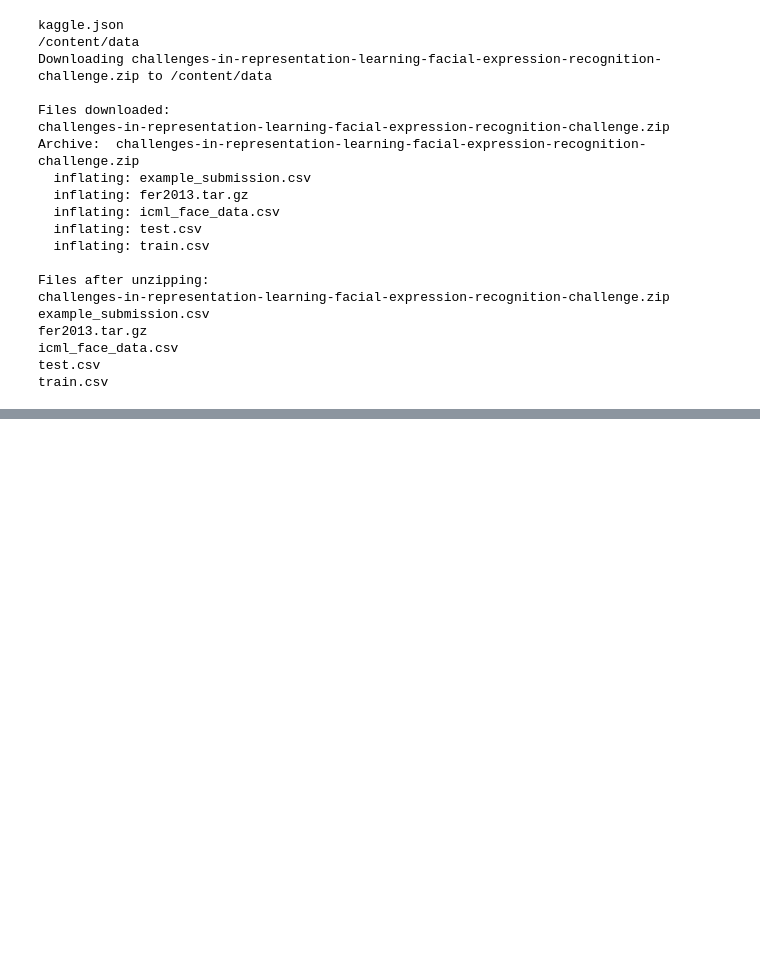
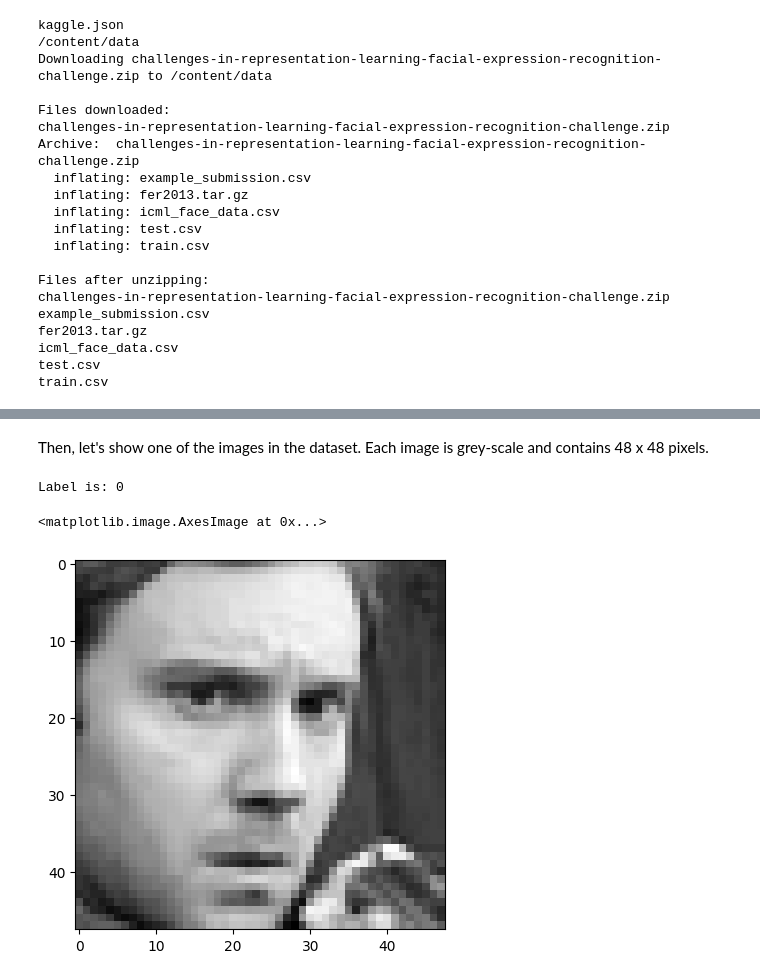
Before and after one commit to nishamghimire5/AGE-GENDER-EMOTION-DECTION, a Jupyter notebook: emotion.ipynb, the cells around one changed output, grey strips where cells are left out. Saved outputs shown, nothing was run; the diff lists cells and outputs as text; code cells hidden in the pictures; blank space fills up the shorter version.

```diff
--- a/emotion.ipynb
+++ b/emotion.ipynb
@@ -61,0 +136,12 @@ train.csv
+# %% [markdown]
+Then, let's show one of the images in the dataset. Each image is grey-scale and contains 48 x 48 pixels.
+# %%
+image = x_train[0]
+label = y_train[0]
+
+print('Label is: ' + str(label))
+plt.imshow(image, cmap='gray')
+# %% [output]
+Label is: 0
+<matplotlib.image.AxesImage at 0x...>
+[figure, added]
```
Also changed, not shown: parts of 5 cells of this notebook.
